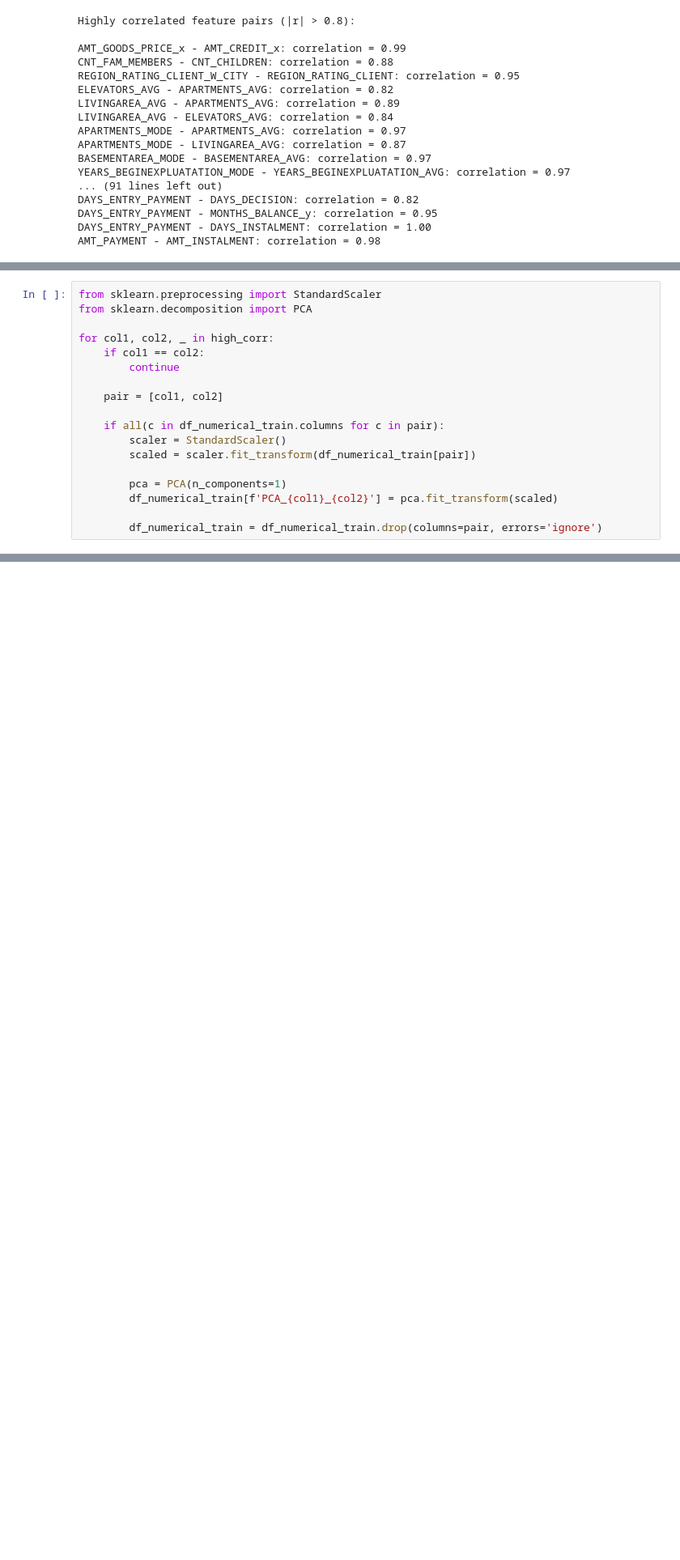
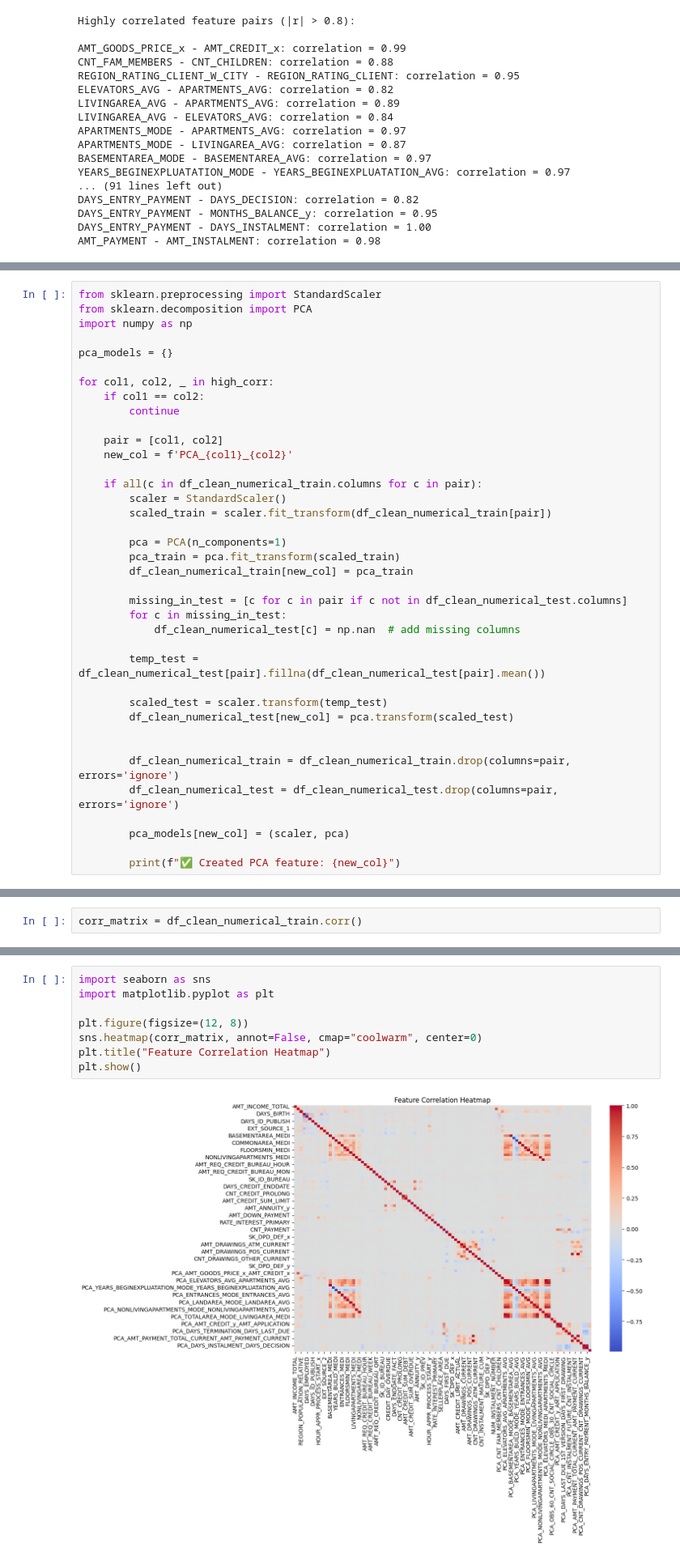
Before and after one commit to hhoow0093/IF441-B-MachineLearning-HomeCreditRisk-FinalProject, a Jupyter notebook: Home-Credit-Risk.ipynb, the cells around one changed output, grey strips where cells are left out. Shown at 81% size. Saved outputs shown, nothing was run; the diff lists cells and outputs as text; blank space fills up the shorter version.

```diff
--- a/Home-Credit-Risk.ipynb
+++ b/Home-Credit-Risk.ipynb
@@ -429,19 +429,39 @@ AMT_PAYMENT - AMT_INSTALMENT: correlation = 0.98
 # %%
 from sklearn.preprocessing import StandardScaler
 from sklearn.decomposition import PCA
+import numpy as np
+
+pca_models = {}
 
 for col1, col2, _ in high_corr:
     if col1 == col2:
         continue
 
     pair = [col1, col2]
+    new_col = f'PCA_{col1}_{col2}'
 
-    if all(c in df_numerical_train.columns for c in pair):
+    if all(c in df_clean_numerical_train.columns for c in pair):
         scaler = StandardScaler()
-        scaled = scaler.fit_transform(df_numerical_train[pair])
+        scaled_train = scaler.fit_transform(df_clean_numerical_train[pair])
 
         pca = PCA(n_components=1)
-        df_numerical_train[f'PCA_{col1}_{col2}'] = pca.fit_transform(scaled)
+        pca_train = pca.fit_transform(scaled_train)
+        df_clean_numerical_train[new_col] = pca_train
 
-        df_numerical_train = df_numerical_train.drop(columns=pair, errors='ignore')
+        missing_in_test = [c for c in pair if c not in df_clean_numerical_test.columns]
+        for c in missing_in_test:
+            df_clean_numerical_test[c] = np.nan  # add missing columns
+
+        temp_test = df_clean_numerical_test[pair].fillna(df_clean_numerical_test[pair].mean())
+
+        scaled_test = scaler.transform(temp_test)
+        df_clean_numerical_test[new_col] = pca.transform(scaled_test)
+
+
+        df_clean_numerical_train = df_clean_numerical_train.drop(columns=pair, errors='ignore')
+        df_clean_numerical_test = df_clean_numerical_test.drop(columns=pair, errors='ignore')
+
+        pca_models[new_col] = (scaler, pca)
+
+        print(f"✅ Created PCA feature: {new_col}")
 # %% [output]
@@ -448,0 +485,2 @@ NameError: name 'df_numerical_train' is not defined
+# %%
+corr_matrix = df_clean_numerical_train.corr()
@@ -448,0 +519,10 @@ NameError: name 'df_numerical_train' is not defined
+# %%
+import seaborn as sns
+import matplotlib.pyplot as plt
+
+plt.figure(figsize=(12, 8))
+sns.heatmap(corr_matrix, annot=False, cmap="coolwarm", center=0)
+plt.title("Feature Correlation Heatmap")
+plt.show()
+# %% [output]
+[figure, added]
```
Also changed, not shown: parts of 28 cells of this notebook, 1 other file.
